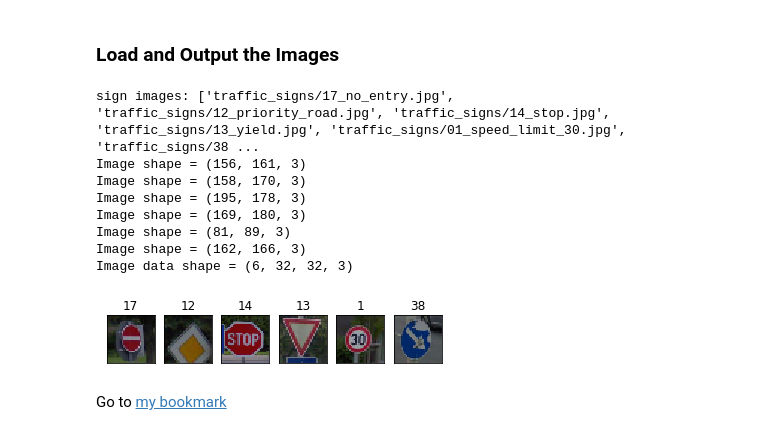
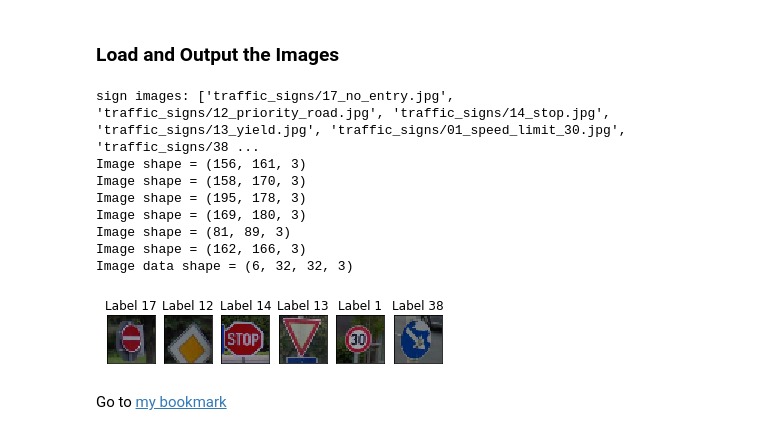
Before and after one commit to BusAI-Self-Driving-Car/Udacity-Self-Driving-Car-Engineer-Nanodegree, a Jupyter notebook: Term1-proj2-Traffic-Sign-Classifier/Traffic_Sign_Classifier.ipynb, the cells around one changed output. Cells and saved outputs as stored; diff of their text form; code cells hidden in the pictures.

```diff
--- a/Term1-proj2-Traffic-Sign-Classifier/Traffic_Sign_Classifier.ipynb
+++ b/Term1-proj2-Traffic-Sign-Classifier/Traffic_Sign_Classifier.ipynb
@@ -128,0 +142,20 @@ print(y_train[index])
+# %%
+# Visualization of the distribution of traffic signs in the dataset
+
+print("len(y_train) = {}".format(len(y_train)))
+# print("#occurences of label #5 in y_train = {}".format(len(y_train[y_train==5])))
+
+num_occurences_of_label = np.zeros(n_classes)
+for label in range(n_classes):
+    num_occurences_of_label[label] = (len(y_train[y_train==label]))
+
+fig = plt.figure(figsize=(10,5))
+ax = fig.add_subplot(111)
+ax.bar(np.arange(n_classes), num_occurences_of_label)
+ax.set_ylabel('Number of Occurences')
+ax.set_xlabel('Traffic-sign Labels')
+ax.set_title('Distribution of traffic signs in the dataset')
+
+# # We can also plot using the histogram function
+# plt.hist(y_train, bins=n_classes)
+# plt.xlim(xmax=n_classes-1)
@@ -488,45 +506,55 @@ You may find `signnames.csv` useful as it contains mappings from the class id (i
 # %%
 import os
 #import cv2
+
+## Images credit: github.com/frankkanis/CarND-Traffic-Sign-Classifier-Project/tree/master/new_signs
+
+def display_sign_imgs(X, y, color_map=None):
+    fig, axarray = plt.subplots(1, len(X))
+
+    for i, ax in enumerate(axarray):
+        if color_map=='gray':
+            image = X[i].squeeze()
+            ax.imshow(image, color_map)
+        else:
+            ax.imshow(X[i])
+        ax.set_title('Label {}'.format(y[i]))
+        plt.setp(ax.get_xticklabels(), visible=False)
+        plt.setp(ax.get_yticklabels(), visible=False)
+        ax.set_xticks([]), ax.set_yticks([])
 
 ### Load the images and plot them here.
 ### Feel free to use as many code cells as needed.
 dir_traffic_signs = "traffic_signs/"
 sign_images = [os.path.join(dir_traffic_signs, f) for f in os.listdir(dir_traffic_signs)]
 print ("sign images: {}".format(sign_images))
 
 #img = cv2.cvtColor(cv2.imread(f), cv2.COLOR_BGR2RGB)
 #print("Image shape = {}".format(img.shape))
 
 sign_imgs = []
 for f in sign_images:
     img = cv2.cvtColor(cv2.imread(f), cv2.COLOR_BGR2RGB)
     print("Image shape = {}".format(img.shape))
     resized_image = cv2.resize(img, (32, 32))
     sign_imgs.append(resized_image)
 
 sign_imgs = np.array(sign_imgs)
 print("Image data shape = {}".format(sign_imgs.shape))
 
 sign_labels = [17, 12, 14, 13, 1, 38]
 
-fig, axarray = plt.subplots(1, len(sign_imgs))
-for i, ax in enumerate(axarray.ravel()):
-    ax.imshow(sign_imgs[i])
-    ax.set_title('{}'.format(sign_labels[i]))
-    plt.setp(ax.get_xticklabels(), visible=False)
-    plt.setp(ax.get_yticklabels(), visible=False)
-    ax.set_xticks([]), ax.set_yticks([])
+display_sign_imgs(sign_imgs, sign_labels, color_map=None)
 # %% [output]
 sign images: ['traffic_signs/17_no_entry.jpg', 'traffic_signs/12_priority_road.jpg', 'traffic_signs/14_stop.jpg', 'traffic_signs/13_yield.jpg', 'traffic_signs/01_speed_limit_30.jpg', 'traffic_signs/38 ...
 Image shape = (156, 161, 3)
 Image shape = (158, 170, 3)
 Image shape = (195, 178, 3)
 Image shape = (169, 180, 3)
 Image shape = (81, 89, 3)
 Image shape = (162, 166, 3)
 Image data shape = (6, 32, 32, 3)
-[figure, old version]
+[figure, new version]
 # %% [markdown]
 Go to <a href=#bookmark>my bookmark</a>
 # %% [markdown]
```
Also changed, not shown: parts of 12 cells of this notebook, 3 other files.
